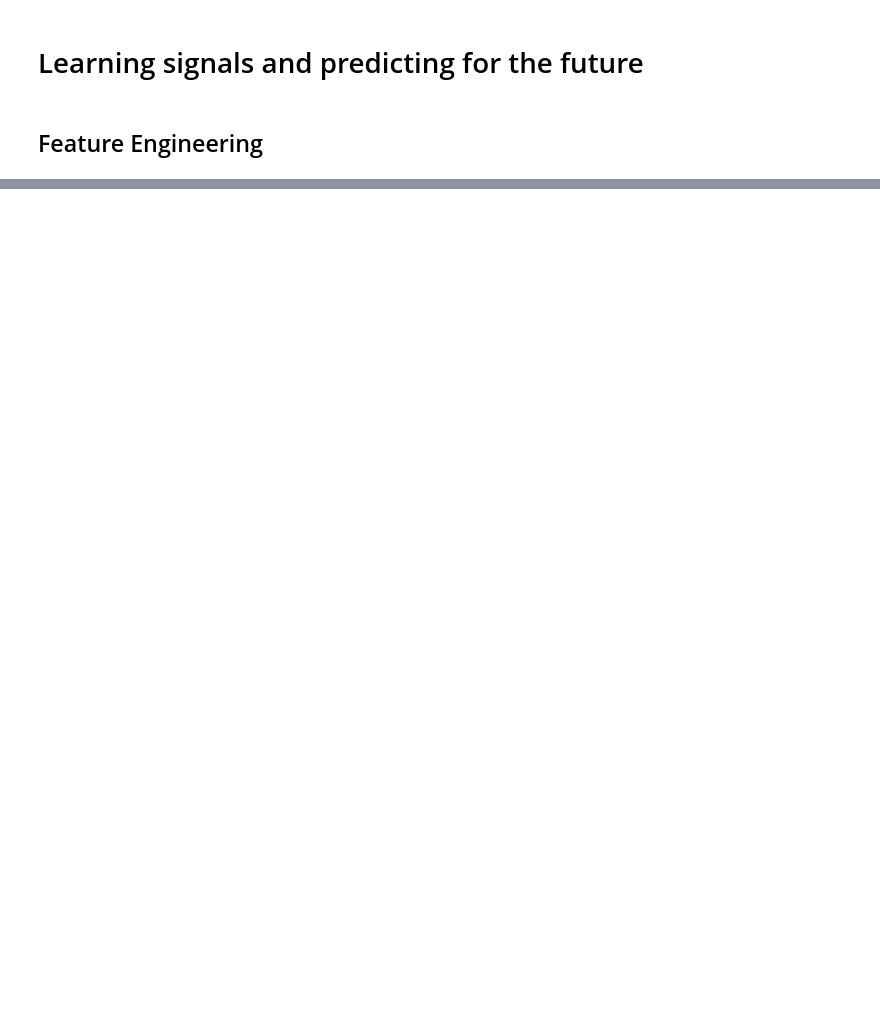
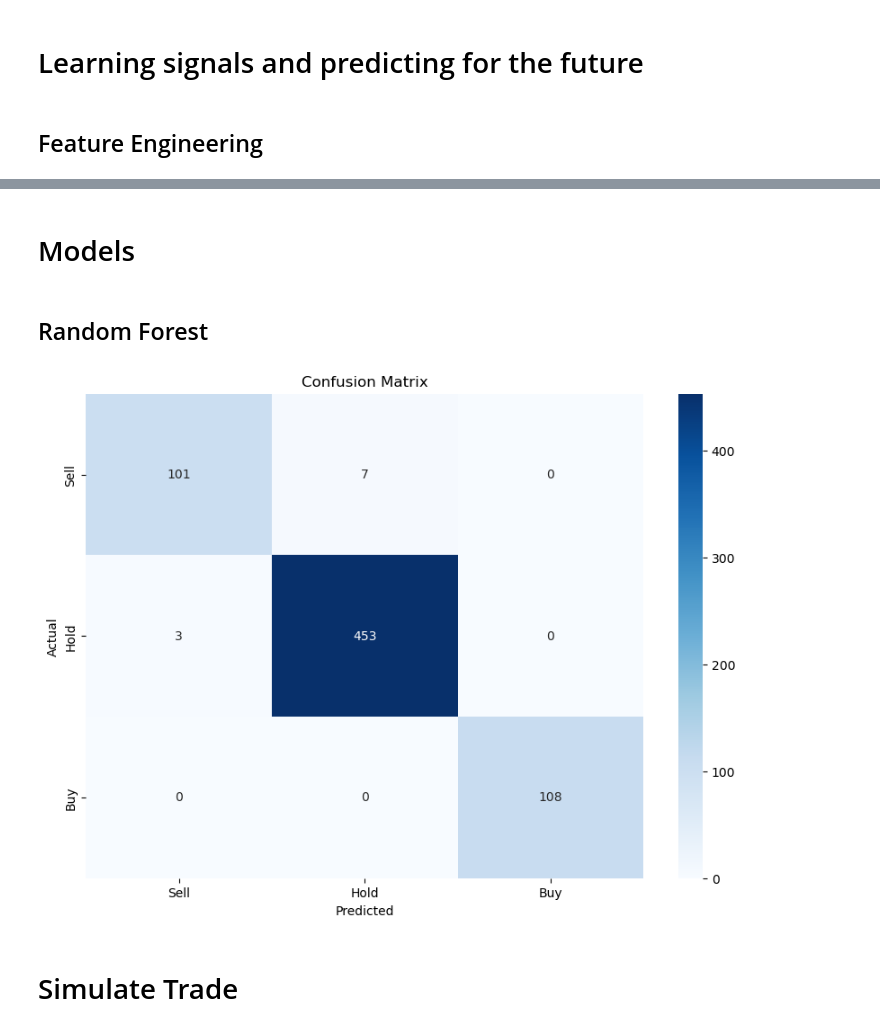
Before and after one commit to Hatimqr/Crypto-Trading, a Jupyter notebook: ML/main.ipynb, the cells around one changed output, grey strips where cells are left out. Cells and saved outputs as stored; diff of their text form; code cells hidden in the pictures; blank space fills up the shorter version.

```diff
--- a/ML/main.ipynb
+++ b/ML/main.ipynb
@@ -245,0 +96,7 @@ strat.df
+# %%
+X_selected = X[selected_features]
+
+print('length of X_selected', len(X_selected))
+print('length of y', len(y))
+
+display(X_selected.isnull().sum().sort_values(ascending=False).head(3))
@@ -245,0 +112,2 @@ strat.df
+# %%
+X_train, X_test, y_train, y_test = test_train_split(X_selected, y, test_size=0.2)
@@ -245,0 +134,42 @@ strat.df
+# %%
+from sklearn.preprocessing import StandardScaler
+
+
+scaler = StandardScaler()
+X_train_scaled = scaler.fit_transform(X_train)
+X_test_scaled = scaler.transform(X_test)
+# %% [markdown]
+# Models
+# %% [markdown]
+## Random Forest
+# %%
+from sklearn.ensemble import RandomForestClassifier
+from sklearn.metrics import confusion_matrix
+import seaborn as sns
+import matplotlib.pyplot as plt
+
+
+rf = RandomForestClassifier(
+    n_estimators=500,
+    random_state=42
+)
+
+rf.fit(X_train_scaled, y_train)
+
+y_pred = rf.predict(X_test_scaled)
+y_pred_proba = rf.predict_proba(X_test_scaled)
+
+decisions = pd.DataFrame(y_pred_proba, columns=['Sell', 'Hold', 'Buy'], index=X_test.index)
+
+conf_matrix = confusion_matrix(y_test, y_pred)
+# plot the confusion matrix
+plt.figure(figsize=(10, 7))
+sns.heatmap(conf_matrix, annot=True, fmt='d', cmap='Blues', xticklabels=['Sell', 'Hold', 'Buy'], yticklabels=['Sell', 'Hold', 'Buy'])
+plt.xlabel('Predicted')
+plt.ylabel('Actual')
+plt.title('Confusion Matrix')
+plt.show()
+# %% [output]
+[figure, added]
+# %% [markdown]
+# Simulate Trade
```
Also changed, not shown: parts of 16 cells of this notebook, 6 other files.
